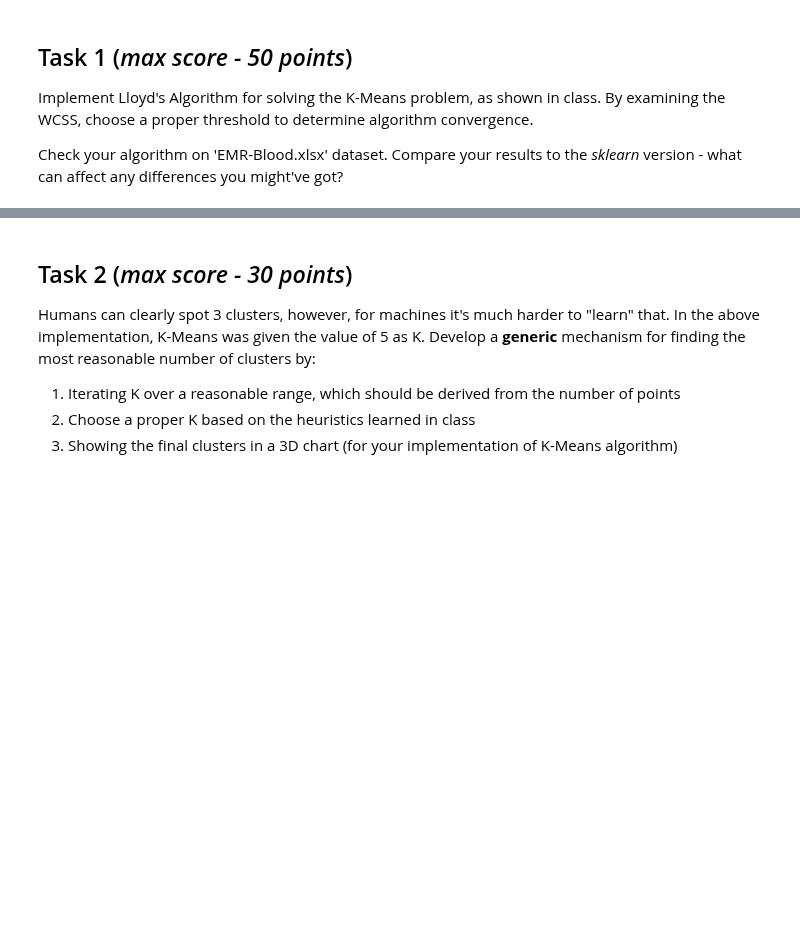
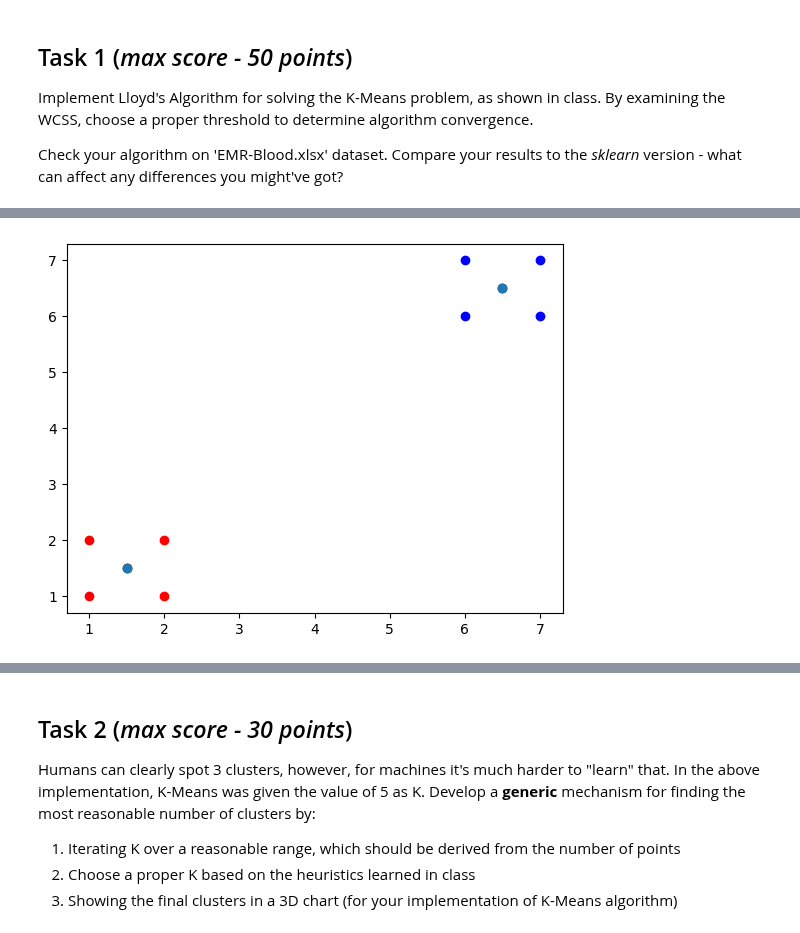
Before and after one commit to tryko/y_data_Itay_asaf_, a Jupyter notebook: Unsupervised_Learning/week_1/HW1_Clustering_Itay.ipynb, the cells around one changed output, grey strips where cells are left out. Saved outputs shown, nothing was run; the diff lists cells and outputs as text; code cells hidden in the pictures; blank space fills up the shorter version.

Commit message:
finished display of points and calc centroid

```diff
--- a/Unsupervised_Learning/week_1/HW1_Clustering_Itay.ipynb
+++ b/Unsupervised_Learning/week_1/HW1_Clustering_Itay.ipynb
@@ -89,8 +89,3 @@ Implement  Lloyd's Algorithm for solving the K-Means problem, as shown in class.
 By examining the WCSS, choose a proper threshold to determine algorithm convergence.
 
 Check your algorithm on 'EMR-Blood.xlsx' dataset. Compare your results to the _sklearn_ version - what can affect any differences you might've got?
-# %%
-min,max = np.min(EMR3d1, axis=0), np.max(EMR3d1, axis=0)
-np.random.uniform(low=min, high=max, size=(5, 3))
-print(min, max)
-np.random.uniform(low=min, high=max, size=(5, 3))
@@ -104,15 +91,0 @@ array([[ 4.51092008,  6.96068779, 13.04095301],
-# %%
-def _create_rand_point(k, X):
-    # get number of features
-    n = X.shape[1]
-    print(n)
-    # find min and max of column
-    # create uniform random distribution
-    centroids = np.zeros(shape=(k,n))
-    for i in range(n):
-        min,max = np.min(X[:, i]), np.max(X[:, i])
-        v = np.random.uniform(low=min, high=max, size=(k, 1))
-        # print(v)
-        centroids[:, i] = v
-
-_create_rand_point(5, EMR3d1)
@@ -138,31 +94,72 @@ _create_rand_point(5, EMR3d1)
 
 # Implement K-Means (X being the data)
 class K_means():
-    def __init__(self, k, X):
+    def __init__(self, k, centroids = [], epochs=5, threshold=10):
+        print('Itay')
         self.k = k
-        self.X = X
-        self.centroids = self._create_rand_point()
-        print(self.centroids)
+        self.centroids = centroids
+        self.wcss = None
+        self.bcss = None
+        self.epochs = epochs
+        self.threshold = threshold
 
-    def fit(self):
-        # 2. Iterate over all points, and assign the closest centroid
-        dist_sq   = np.square(np.expand_dims(self.centroids,axis=1) - np.expand_dims(self.X, axis=0))
-        dist_sum  = np.sum(dist_sq, axis=-1)
-        dist_sqrt = np.sqrt(dist_sum)
-        points_correlated_to_centroid = pd.Series(dist_sqrt.argmin(axis=0))
-        points_correlated_to_centroid.value_counts()
-        # 3. Find mean of grouped points and place the centeroid there.
-        # 4. Repeat 2-3 untill convenrgance (untill no change in WCSS centroid location)
+    def fit(self, X):
+        epochs = 0
+        if(len(self.centroids) == 0):
+            self.centroids = self._create_rand_point(X)
 
-        pass
+        wcss_ls = []
+        epochs = 0
 
-    def _create_rand_point(self):
-        n = self.X.shape[1]
-        min,max   = np.min(EMR3d1, axis=0), np.max(EMR3d1, axis=0)
+        while len(wcss_ls) < 2 or (np.abs(wcss_ls[-1] - wcss_ls[-2]) > self.threshold and self.epochs > epochs):
+
+            epochs +=1
+            # calculating distance
+            dist_sqrt   = np.sqrt(np.sum((np.expand_dims(self.centroids,axis=1) - np.expand_dims(X, axis=0))**2, axis=2))
+
+            # getting points that are closest to the centroids
+            points_correlated_to_centroid = dist_sqrt.argmin(axis=0)
+            # these are my clusters numbers, these will be used to assign color
+            wcss = 0
+            for centroid_n,centroid in enumerate(self.centroids):
+                # working on a specific cluster
+
+                # readjusting centroids
+                self.centroids[centroid_n] =  np.mean(X[points_correlated_to_centroid == centroid_n])
+                print(self.centroids[centroid_n])
+
+                wcss += np.sum(np.sum((np.expand_dims(self.centroids[centroid_n],axis=0) - np.expand_dims(X[points_correlated_to_centroid == centroid_n], axis=1))**2, axis=-1))
+            wcss_ls.append(wcss)
+        print(wcss_ls)
+
+    def _create_rand_point(self, X):
+        n = X.shape[1]
+        min,max   = np.min(X, axis=0), np.max(X, axis=0)
         centroids = np.random.uniform(low=min, high=max, size=(self.k, n))
         return centroids
 
 
 
     def predict(self, X):
-        pass
+        distance_matrix = np.sqrt(np.sum((self.centroids[:, None, :] - X[None, :, :])**2, axis=-1))
+
+        return np.argmin(distance_matrix,axis=0)
+
+X = np.array([[1,1], [1,2],[2,1],[2,2], [6,6], [6,7],[7,6],[7,7]]).astype('float')
+centroids = np.array([[1,3],[7,5]]).astype('float')
+
+model = K_means(2, centroids)
+model.fit(X)
+
+y_pred = model.predict(X)
+print()
+red = X[y_pred == 0]
+blue = X[y_pred== 1]
+test = np.array([ [1.5,1], [1.5,3]])
+centers = model.centroids
+plt.scatter(red[:,0],red[:,1],c='red')
+plt.scatter(blue[:,0],blue[:,1],c='blue')
+plt.scatter(centers[:,0],centers[:,1],c = "black")
+
+plt.scatter(model.centroids[:, 0], model.centroids[:,1])
+# %% [output]
@@ -168,0 +173 @@ class K_means():
+[figure, added]
```
Also changed, not shown: parts of 7 cells of this notebook.
